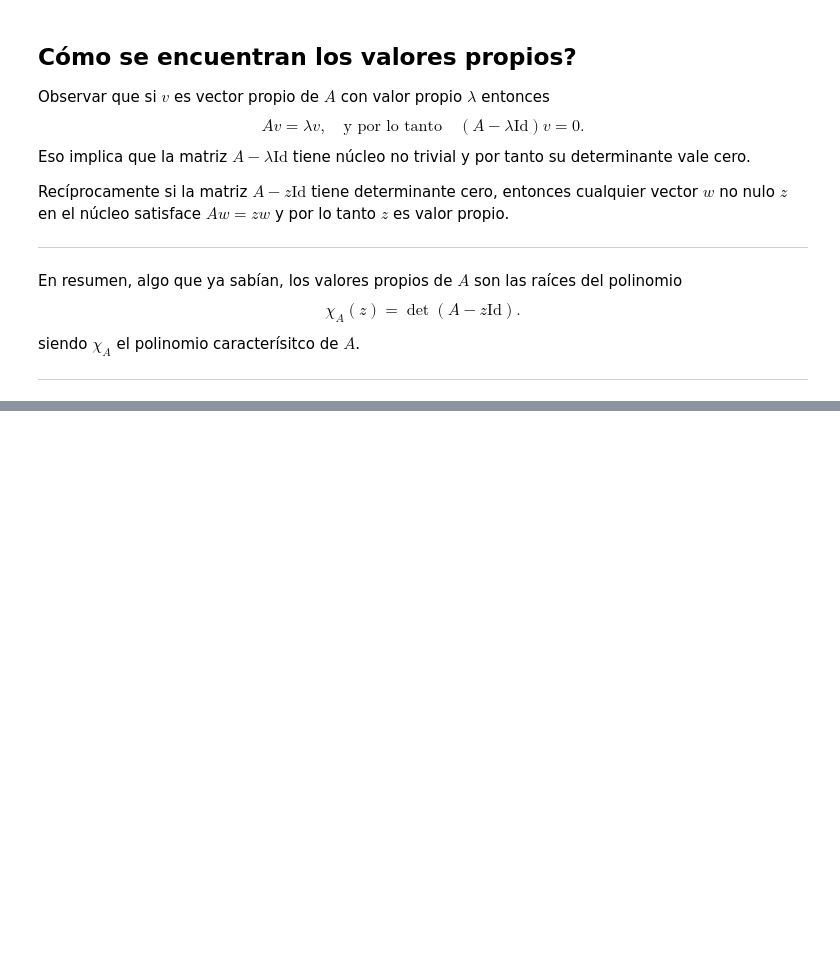
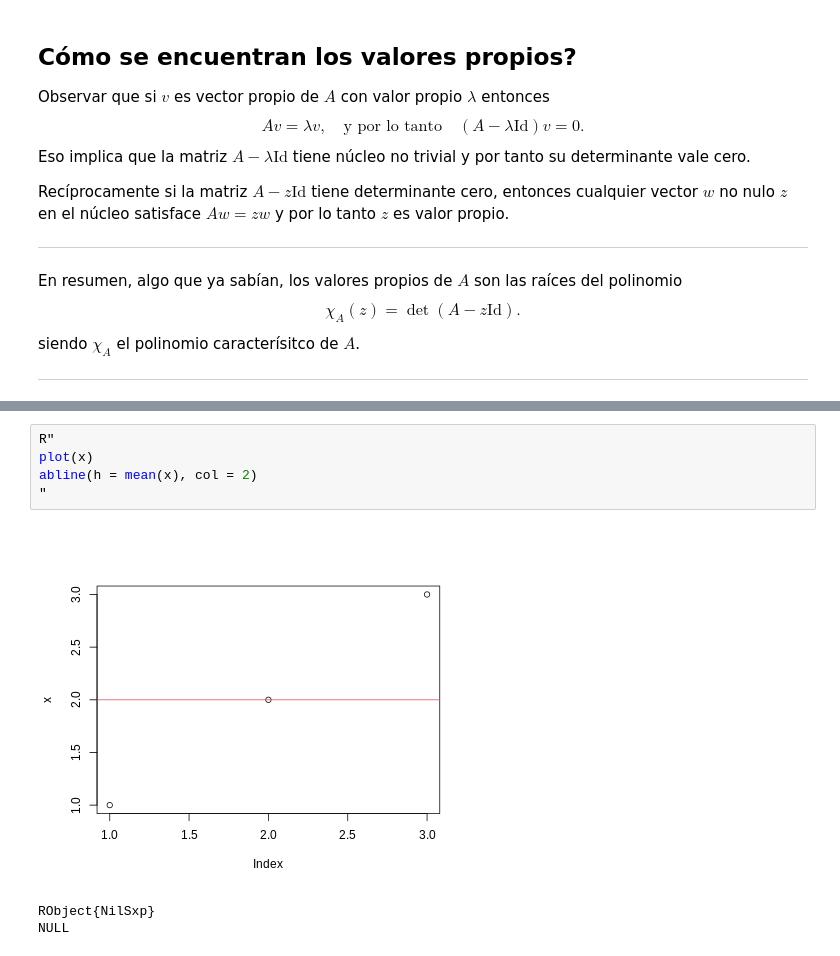
Before and after one commit to diegoax/ALNAE-2026, a Jupyter notebook: Notebooks/clase07_ALNAE_2026.ipynb, the cells around one changed output, grey strips where cells are left out. Saved outputs shown, nothing was run; the diff lists cells and outputs as text; blank space fills up the shorter version.

```diff
--- a/Notebooks/clase07_ALNAE_2026.ipynb
+++ b/Notebooks/clase07_ALNAE_2026.ipynb
@@ -352,0 +383,9 @@ $Var(X) = Var(\tilde X) + Var(\epsilon) + 2 Cov(\tilde X, \epsilon)$. Muchas vec
+# %%
+R"
+plot(x)
+abline(h = mean(x), col = 2)
+"
+# %% [output]
+[figure, added]
+RObject{NilSxp}
+NULL
```
Also changed, not shown: parts of 4 cells of this notebook.
